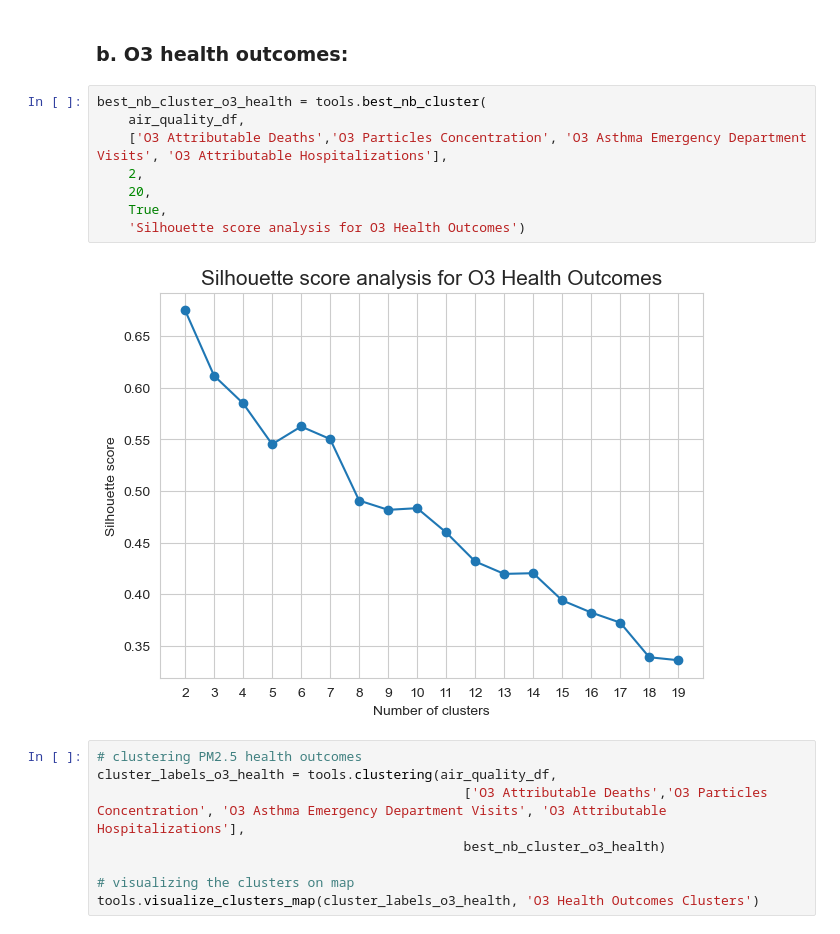
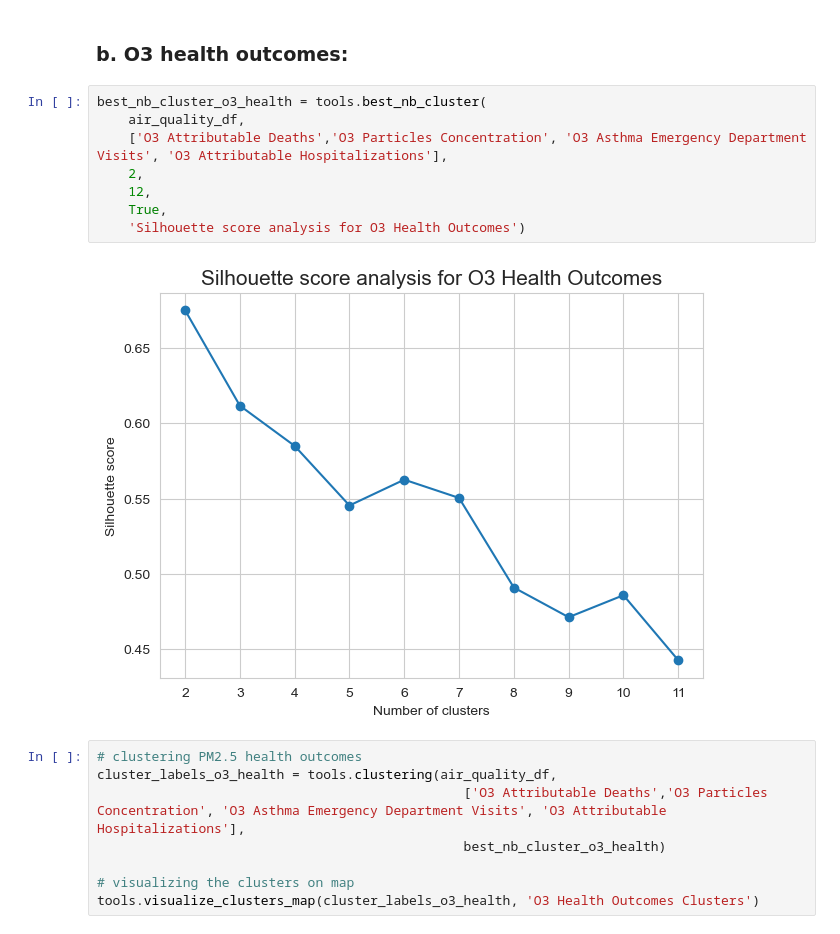
Before and after one commit to HindFaris/NYC-air-quality-study, a Jupyter notebook: data_exploration/data_exploration.ipynb, the cells around one changed output. Saved outputs shown, nothing was run; the diff lists cells and outputs as text.

```diff
--- a/data_exploration/data_exploration.ipynb
+++ b/data_exploration/data_exploration.ipynb
@@ -174,13 +174,13 @@ tools.feature_importance(
 # %%
 best_nb_cluster_o3_health = tools.best_nb_cluster(
     air_quality_df,
     ['O3 Attributable Deaths','O3 Particles Concentration', 'O3 Asthma Emergency Department Visits', 'O3 Attributable Hospitalizations'],
     2,
-    20,
+    12,
     True,
     'Silhouette score analysis for O3 Health Outcomes')
 # %% [output]
-[figure, old version]
+[figure, new version]
 # %%
 # clustering PM2.5 health outcomes
 cluster_labels_o3_health = tools.clustering(air_quality_df,
```
Also changed, not shown: parts of 5 cells of this notebook.
